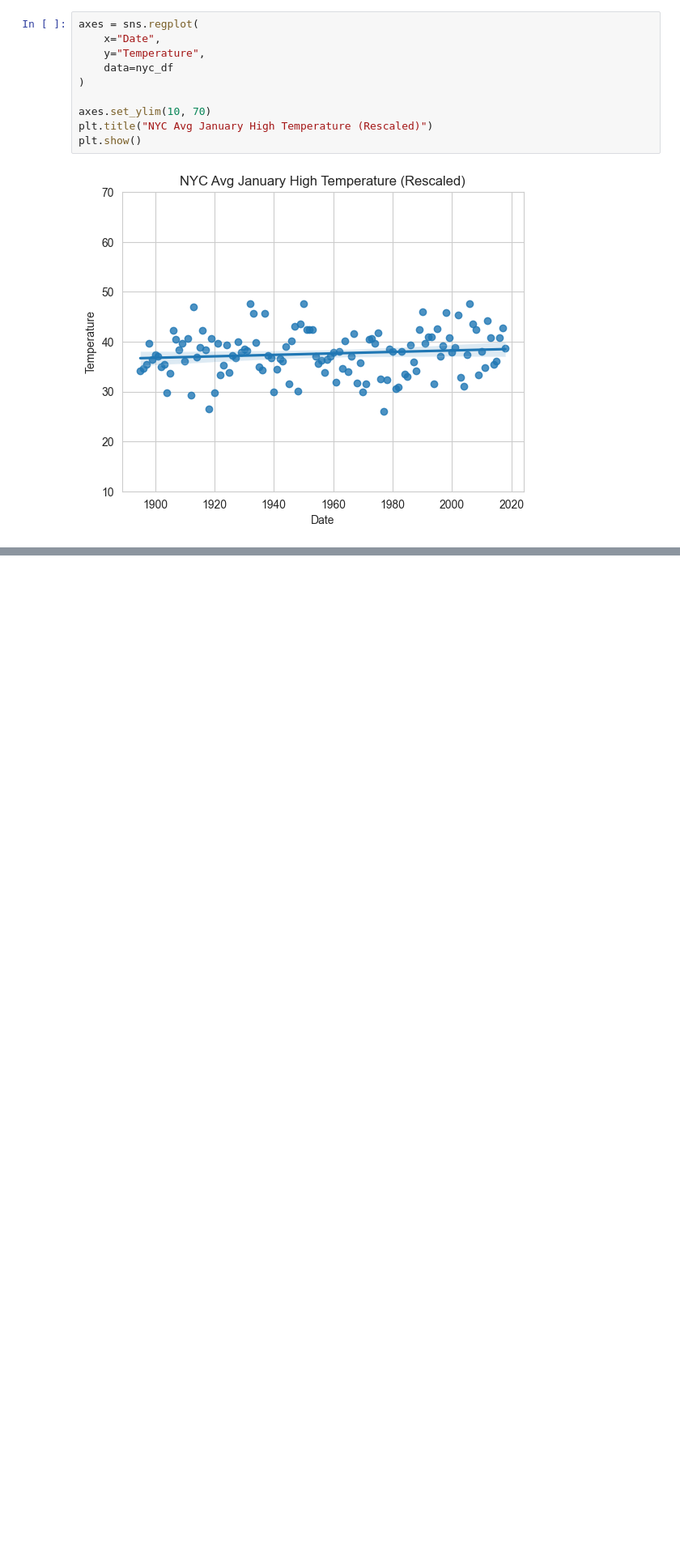
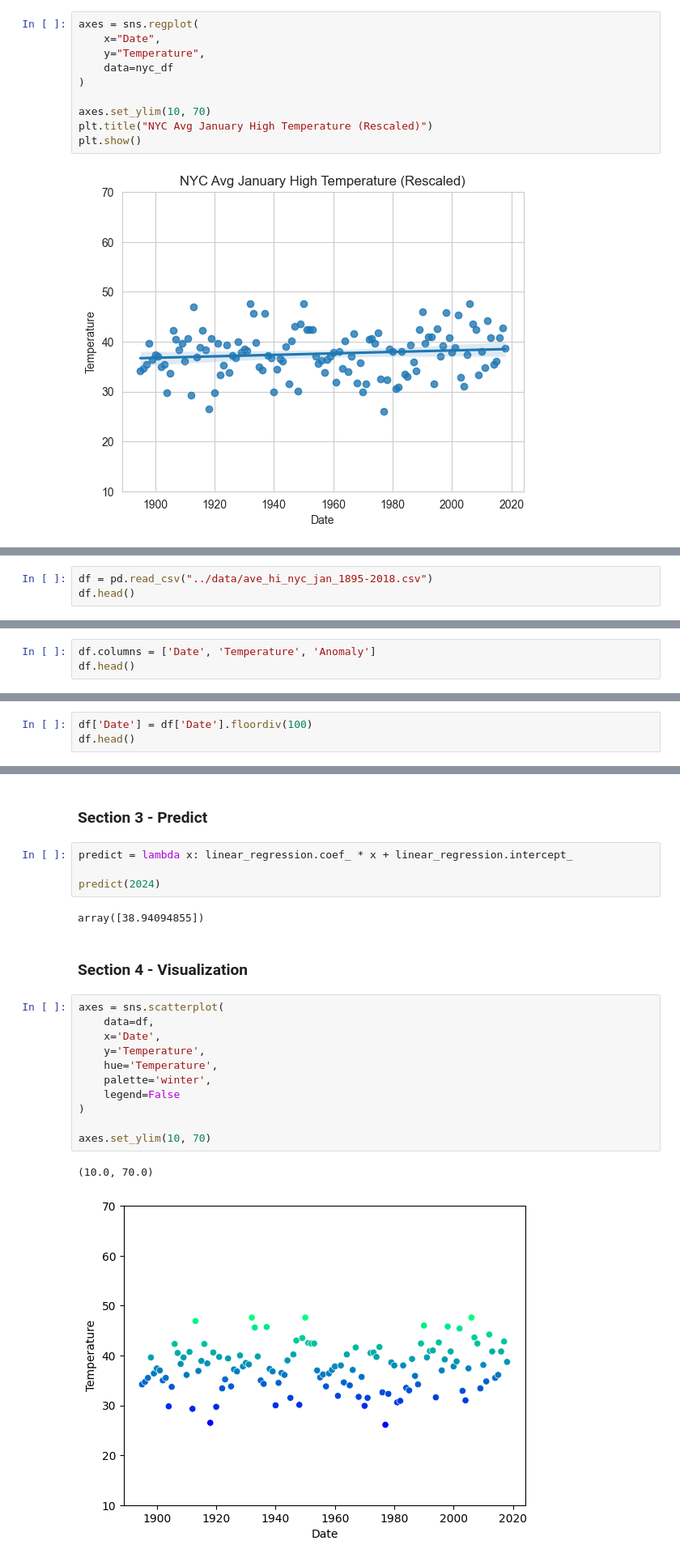
Before and after one commit to Brandon112123/datafun-07-ml, a Jupyter notebook: Notebooks/smith_ml.ipynb, the cells around one changed output, grey strips where cells are left out. Shown at 81% size. Saved outputs shown, nothing was run; the diff lists cells and outputs as text; blank space fills up the shorter version.

```diff
--- a/Notebooks/smith_ml.ipynb
+++ b/Notebooks/smith_ml.ipynb
@@ -203,0 +194,3 @@ KeyError: 'Date'
+# %%
+df = pd.read_csv("../data/ave_hi_nyc_jan_1895-2018.csv")
+df.head()
@@ -203,0 +204,3 @@ KeyError: 'Date'
+# %%
+df.columns = ['Date', 'Temperature', 'Anomaly']
+df.head()
@@ -203,0 +214,3 @@ KeyError: 'Date'
+# %%
+df['Date'] = df['Date'].floordiv(100)
+df.head()
@@ -203,0 +275,24 @@ KeyError: 'Date'
+# %% [markdown]
+### Section 3 - Predict
+# %%
+predict = lambda x: linear_regression.coef_ * x + linear_regression.intercept_
+
+predict(2024)
+# %% [output]
+array([38.94094855])
+# %% [markdown]
+### Section 4 - Visualization
+# %%
+axes = sns.scatterplot(
+    data=df,
+    x='Date',
+    y='Temperature',
+    hue='Temperature',
+    palette='winter',
+    legend=False
+)
+
+axes.set_ylim(10, 70)
+# %% [output]
+(10.0, 70.0)
+[figure, added]
```
Also changed, not shown: parts of 20 cells of this notebook, 2 other files.
